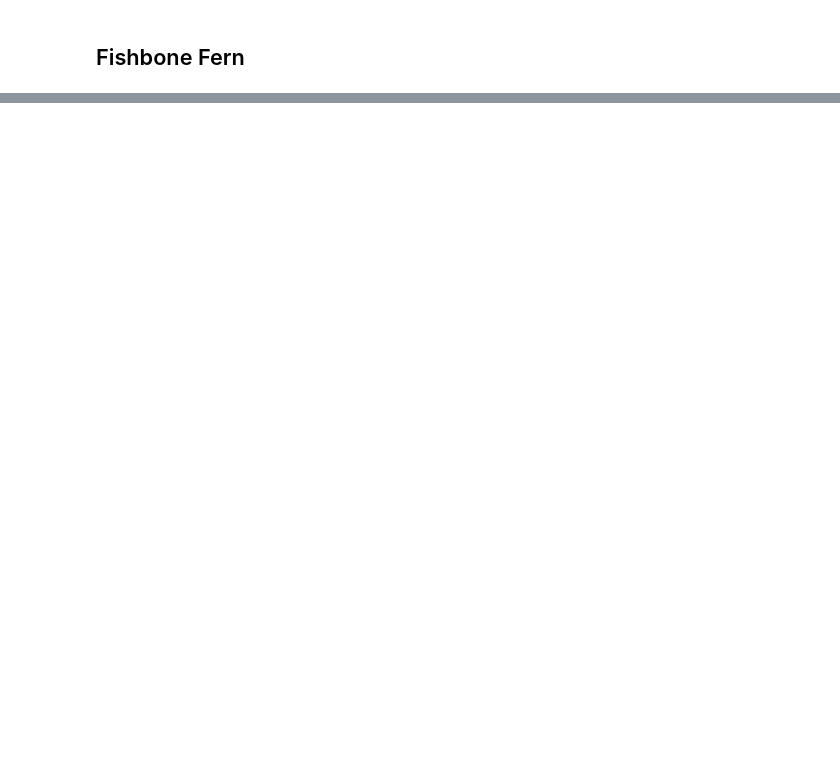
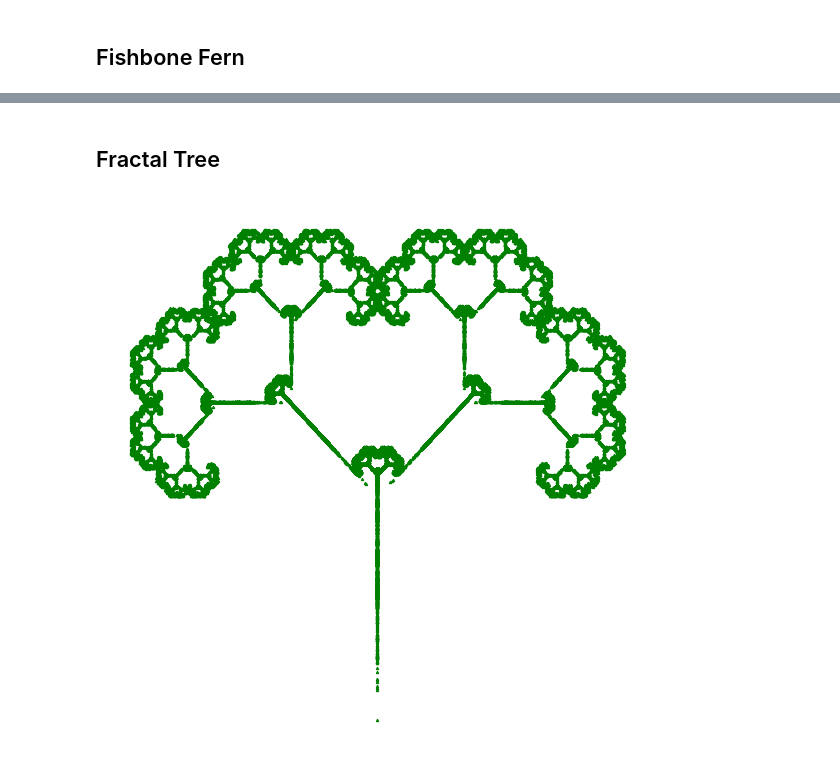
Before and after one commit to IlievskiV/Amusive-Blogging-N-Coding, a Jupyter notebook: Visualizations/barnsley_fern.ipynb, the cells around one changed output, grey strips where cells are left out. Saved outputs shown, nothing was run; the diff lists cells and outputs as text; code cells hidden in the pictures; blank space fills up the shorter version.

```diff
--- a/Visualizations/barnsley_fern.ipynb
+++ b/Visualizations/barnsley_fern.ipynb
@@ -134,0 +149,6 @@ plot_fern("fishbone_fern", num_points)
+# %% [markdown]
+## Fractal Tree
+# %%
+plot_fern("fractal_tree", num_points)
+# %% [output]
+[figure, added]
```
Also changed, not shown: parts of 6 cells of this notebook.
